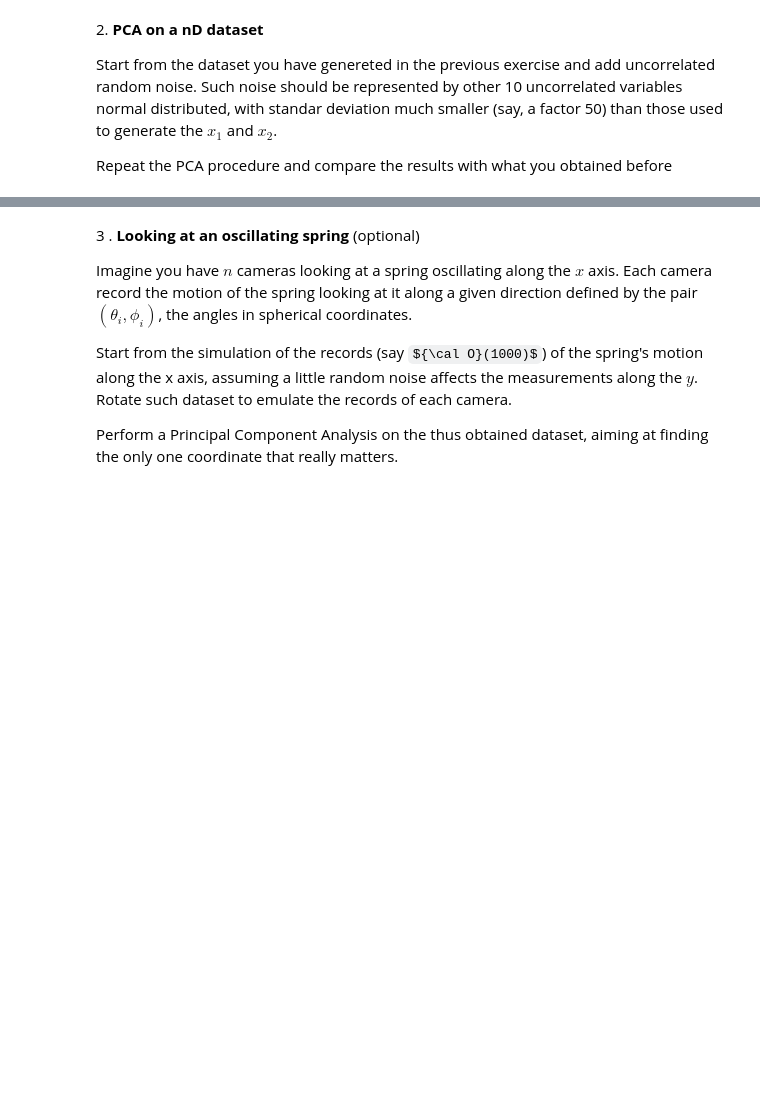
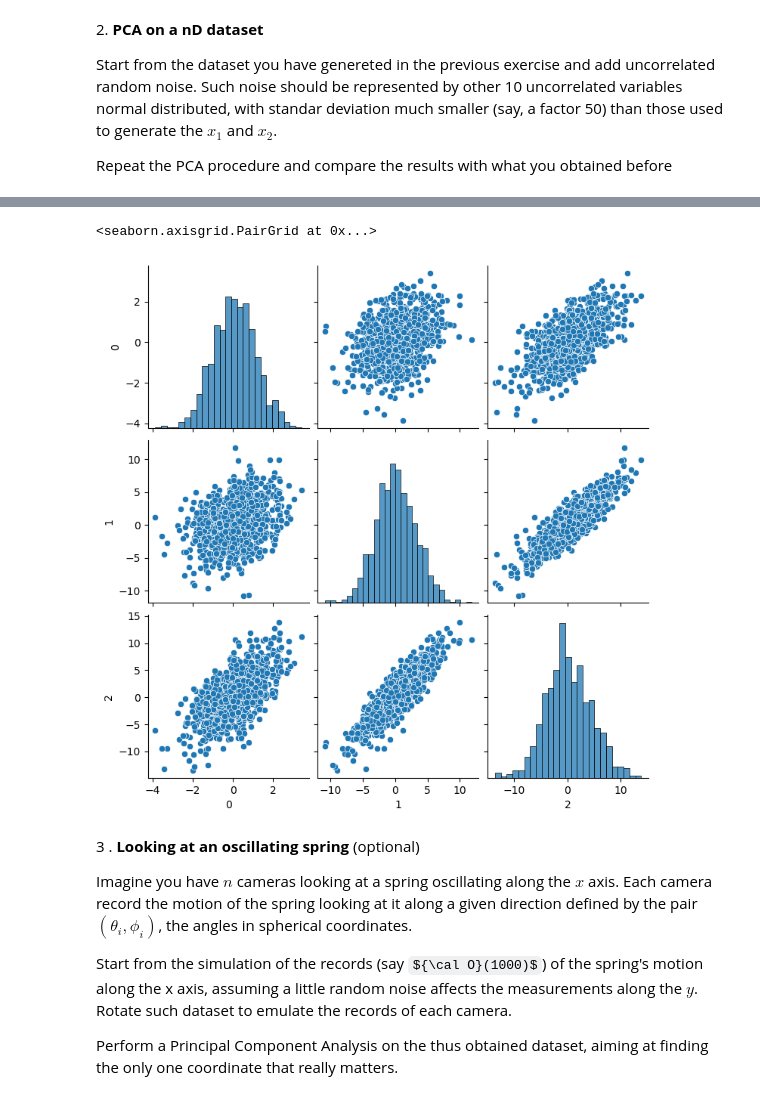
Before and after one commit to vepe99/LaboratoryOfComputationalPhysics_Y5, a Jupyter notebook: 08ex_LinearAlgebra.ipynb, the cells around one changed output, grey strips where cells are left out. Cells and saved outputs as stored; diff of their text form; code cells hidden in the pictures; some formulas as TeX source; blank space fills up the shorter version.

```diff
--- a/08ex_LinearAlgebra.ipynb
+++ b/08ex_LinearAlgebra.ipynb
@@ -79,3 +179,8 @@ Repeat the PCA procedure and compare the results with what you obtained before
+# %%
+sns.pairplot(pd.DataFrame(X_))
+# %% [output]
+<seaborn.axisgrid.PairGrid at 0x...>
+[figure, added]
 # %% [markdown]
 3 \. **Looking at an oscillating spring** (optional)
 
```
Also changed, not shown: parts of 19 cells of this notebook.
